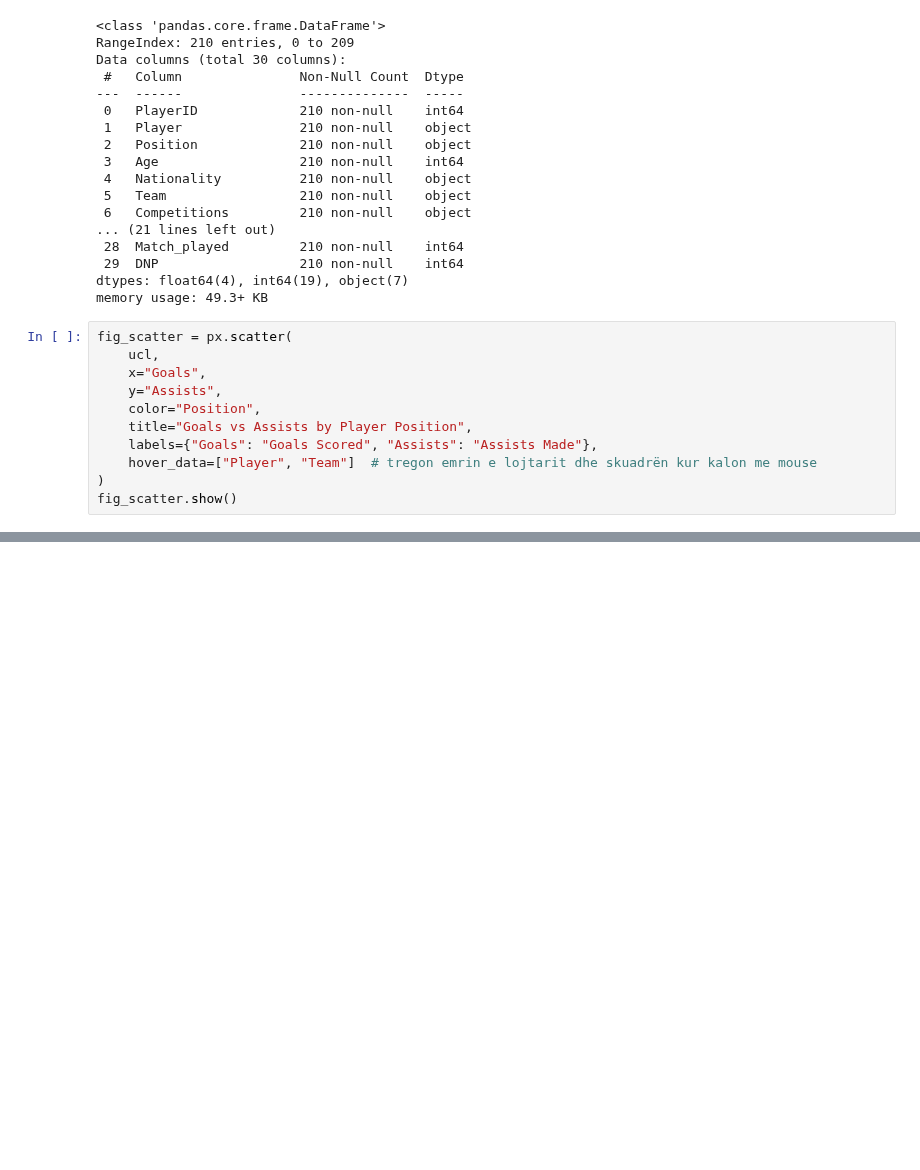
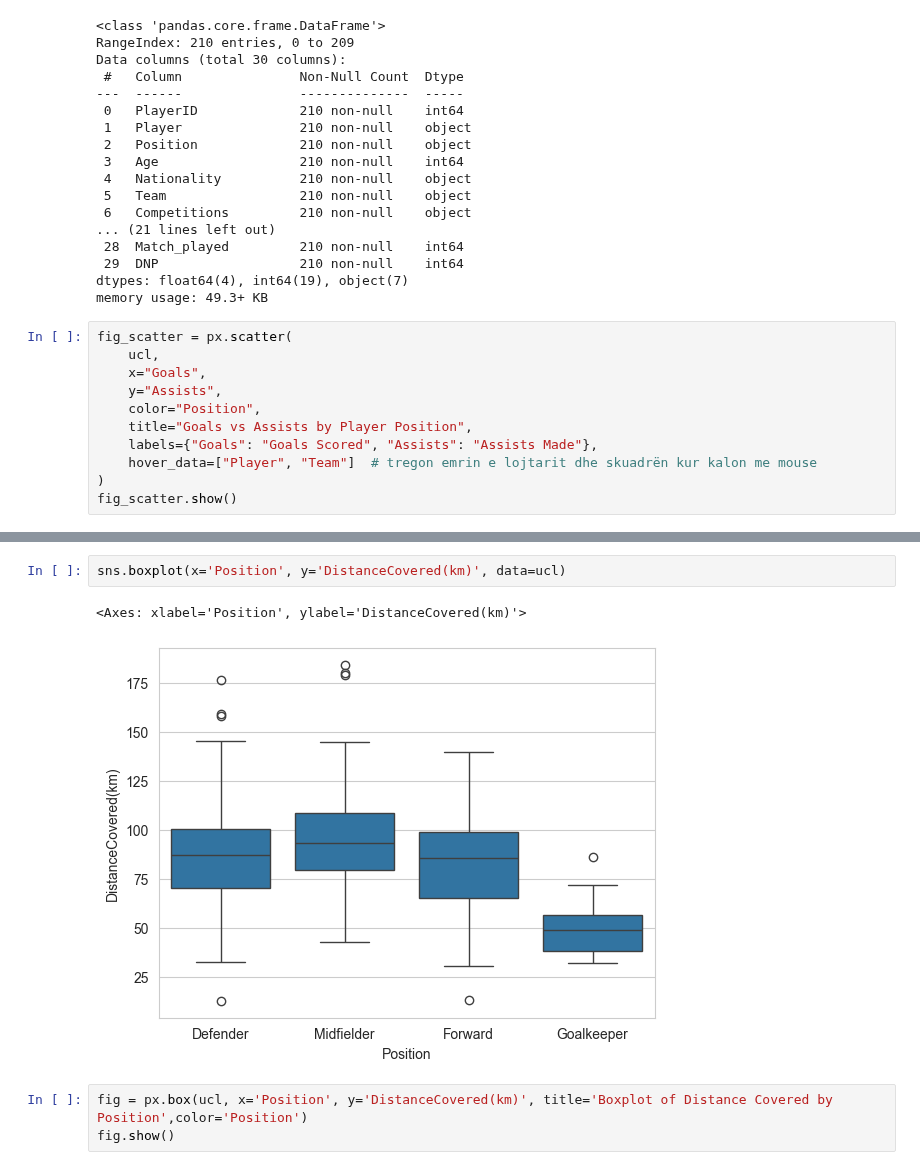
Before and after one commit to ArberKuqi/PythonDataScience_Project, a Jupyter notebook: ChampionsData_Testing/03-testing_ub.ipynb, the cells around one changed output, grey strips where cells are left out. Cells and saved outputs as stored; diff of their text form; blank space fills up the shorter version.

```diff
--- a/ChampionsData_Testing/03-testing_ub.ipynb
+++ b/ChampionsData_Testing/03-testing_ub.ipynb
@@ -291,0 +325,8 @@ fig_scatter.show()
+# %%
+sns.boxplot(x='Position', y='DistanceCovered(km)', data=ucl)
+# %% [output]
+<Axes: xlabel='Position', ylabel='DistanceCovered(km)'>
+[figure, added]
+# %%
+fig = px.box(ucl, x='Position', y='DistanceCovered(km)', title='Boxplot of Distance Covered by Position',color='Position')
+fig.show()
```
Also changed, not shown: parts of 63 cells of this notebook, 2 other files.
